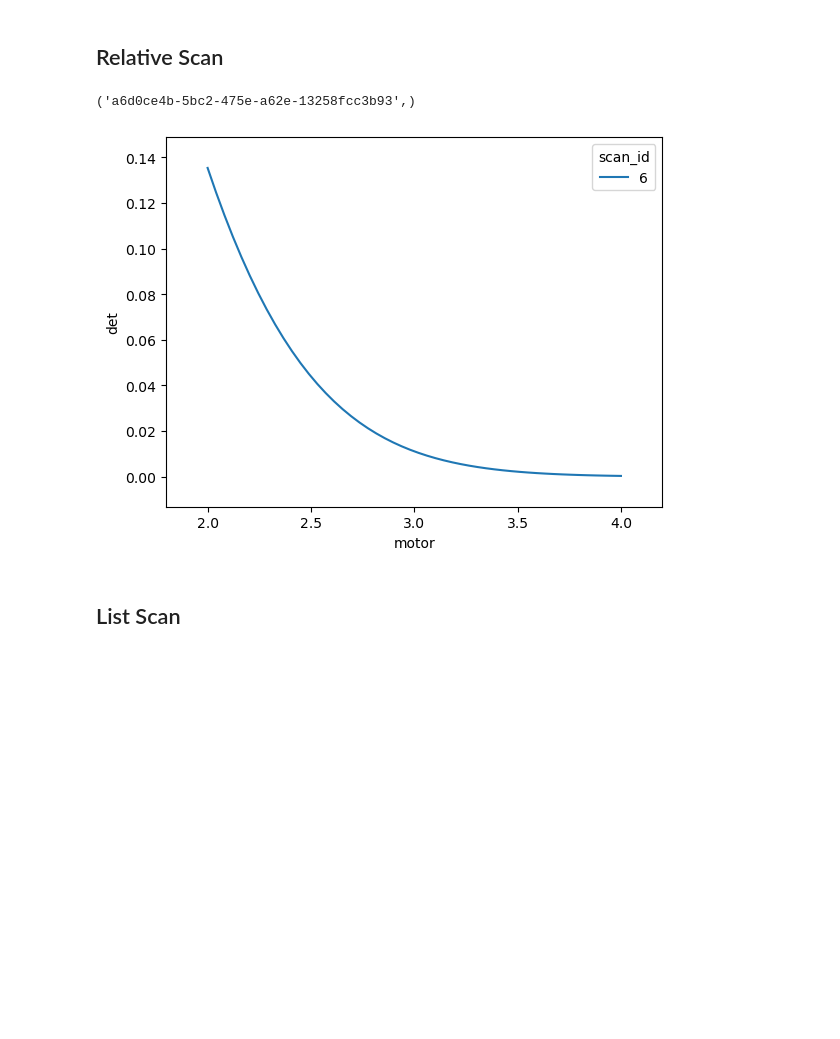
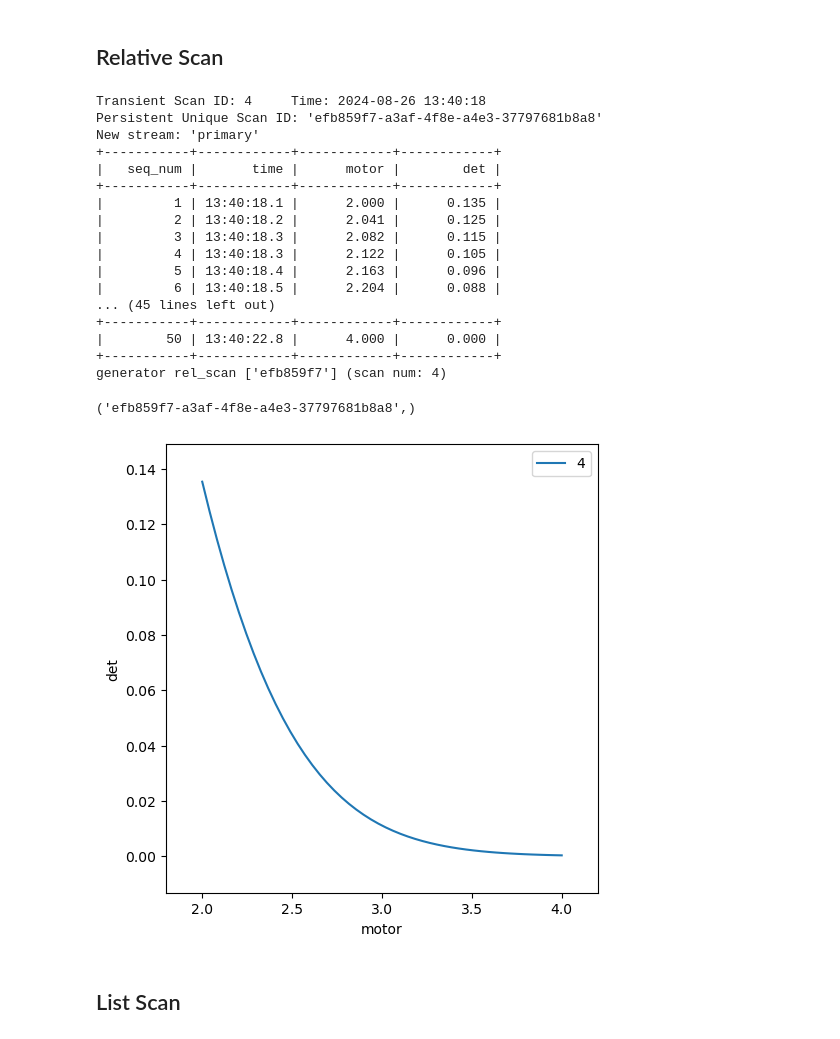
Before and after one commit to cnpem/bluesky-workshop, a Jupyter notebook: tutorial/01_1D_scan.ipynb, the cells around one changed output. Cells and saved outputs as stored; diff of their text form; code cells hidden in the pictures; blank space fills up the shorter version.

```diff
--- a/tutorial/01_1D_scan.ipynb
+++ b/tutorial/01_1D_scan.ipynb
@@ -37,12 +91,28 @@ RE(
 # %%
 RE(mv(motor, 3))
 RE(
-    rel_scan([det], motor, -1, 1, num=50),
-    LivePlot(y='det', x='motor')
+    rel_scan([det], motor, -1, 1, num=50)
 )
 # %% [output]
-('a6d0ce4b-5bc2-475e-a62e-13258fcc3b93',)
+Transient Scan ID: 4     Time: 2024-08-26 13:40:18
+Persistent Unique Scan ID: 'efb859f7-a3af-4f8e-a4e3-37797681b8a8'
+New stream: 'primary'
++-----------+------------+------------+------------+
+|   seq_num |       time |      motor |        det |
++-----------+------------+------------+------------+
+|         1 | 13:40:18.1 |      2.000 |      0.135 |
+|         2 | 13:40:18.2 |      2.041 |      0.125 |
+|         3 | 13:40:18.3 |      2.082 |      0.115 |
+|         4 | 13:40:18.3 |      2.122 |      0.105 |
+|         5 | 13:40:18.4 |      2.163 |      0.096 |
+|         6 | 13:40:18.5 |      2.204 |      0.088 |
+... (45 lines left out)
++-----------+------------+------------+------------+
+|        50 | 13:40:22.8 |      4.000 |      0.000 |
++-----------+------------+------------+------------+
+generator rel_scan ['efb859f7'] (scan num: 4)
+('efb859f7-a3af-4f8e-a4e3-37797681b8a8',)
-[figure, old version]
+[figure, new version]
 # %% [markdown]
 ## List Scan
 # %%
```
Also changed, not shown: parts of 8 cells of this notebook.
